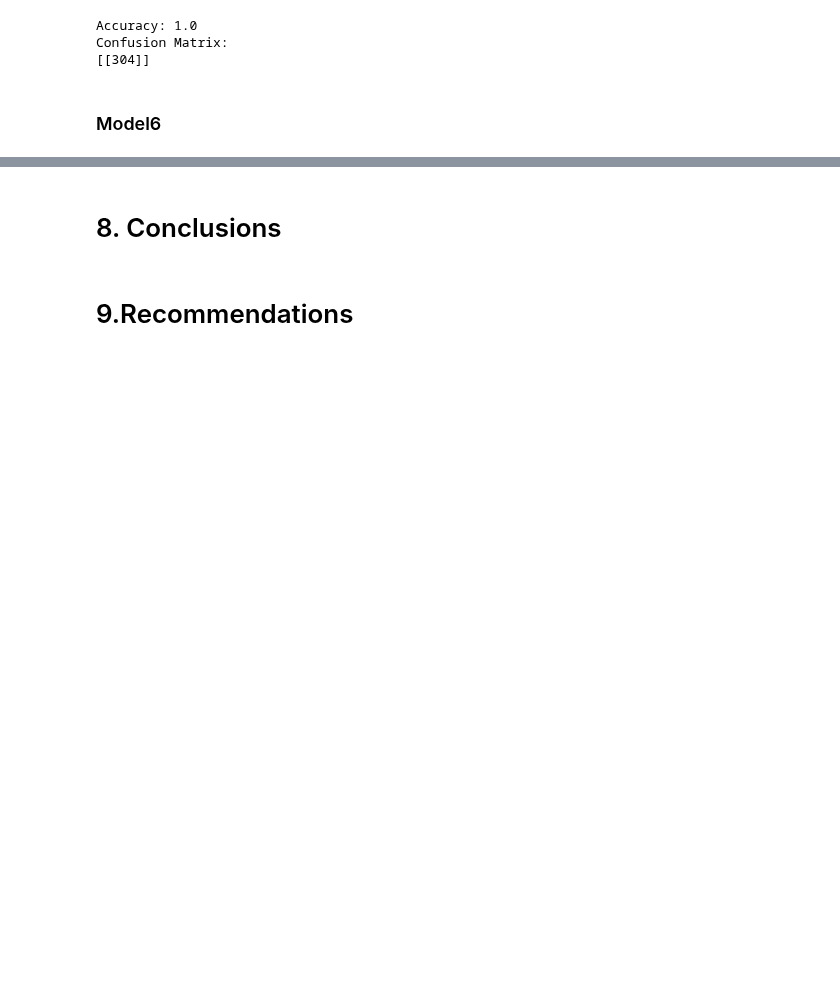
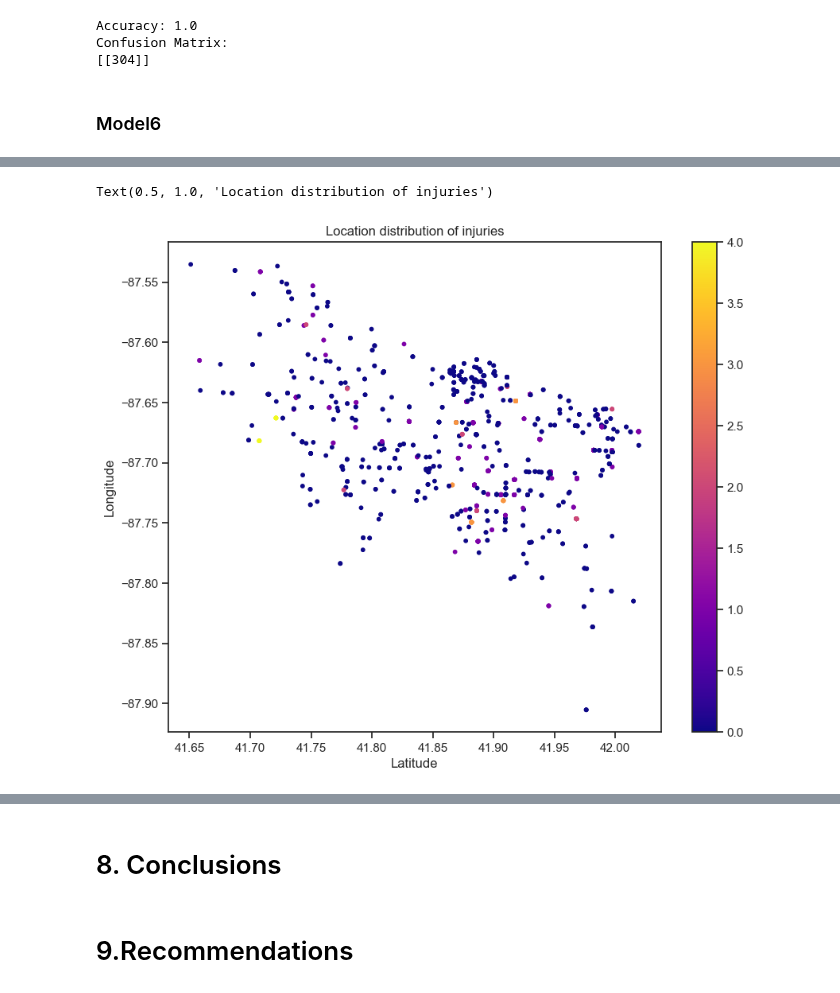
Before and after one commit to Ivan3864/dsc-Accidents-analysis, a Jupyter notebook: notebook.ipynb, the cells around one changed output, grey strips where cells are left out. Cells and saved outputs as stored; diff of their text form; code cells hidden in the pictures; blank space fills up the shorter version.

```diff
--- a/notebook.ipynb
+++ b/notebook.ipynb
@@ -666,0 +662,6 @@ Confusion Matrix:
+# %%
+# create a dataframe
+loc_columns = ['location', 'longitude', 'latitude', 'traffic_control_device', 'injuries_total']
+loc_df = df[loc_columns].copy()
+print(loc_df.shape)
+loc_df.head()
@@ -666,0 +692,11 @@ Confusion Matrix:
+# %%
+# scatterplot of accident location distribution
+fig, ax = plt.subplots(figsize=[10,8])
+plt.scatter(loc_df['latitude'], loc_df['longitude'], cmap='plasma', zorder=1000, s=10, c=loc_df['injuries_total'])
+plt.colorbar()
+plt.xlabel('Latitude')
+plt.ylabel('Longitude')
+plt.title('Location distribution of injuries')
+# %% [output]
+Text(0.5, 1.0, 'Location distribution of injuries')
+[figure, added]
```
Also changed, not shown: parts of 25 cells of this notebook.
